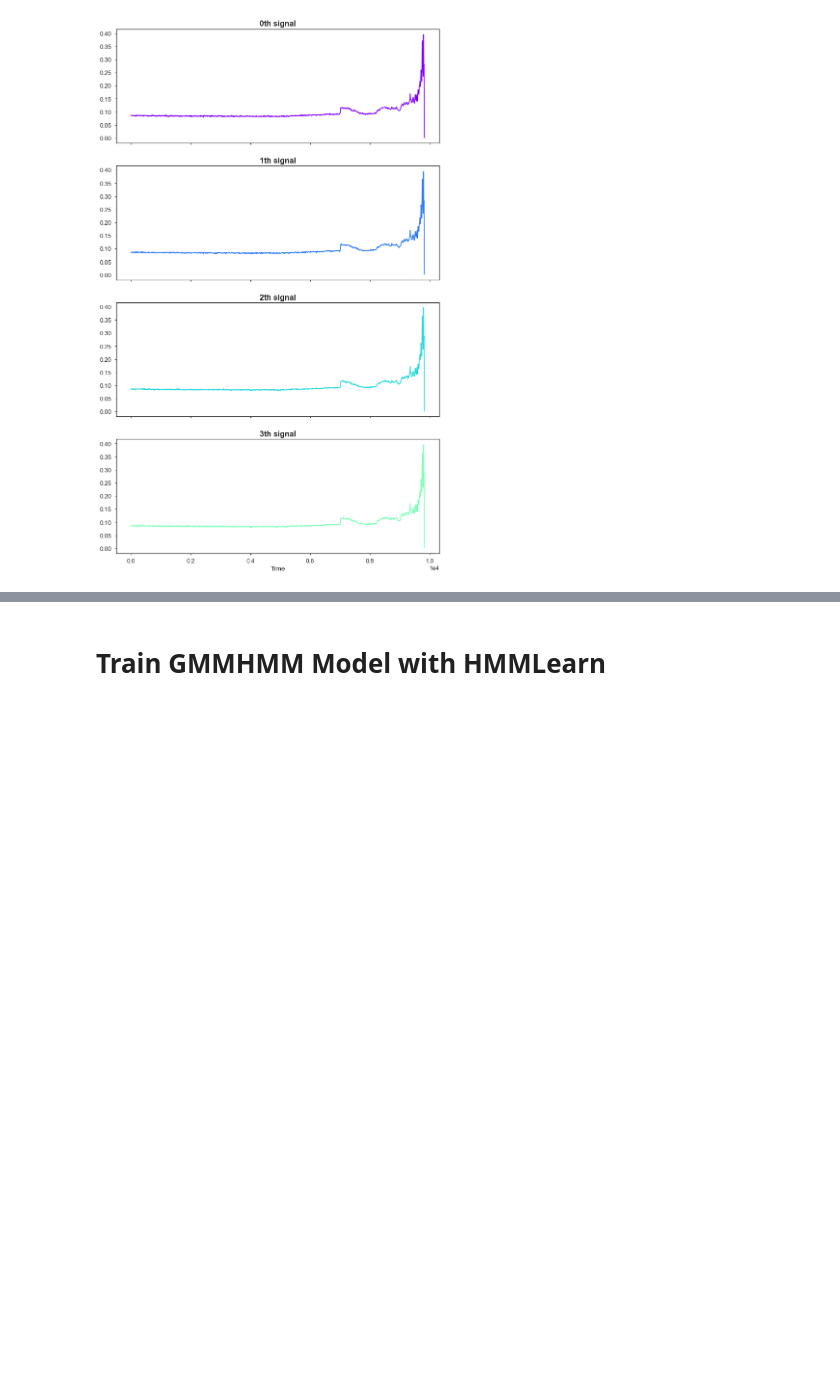
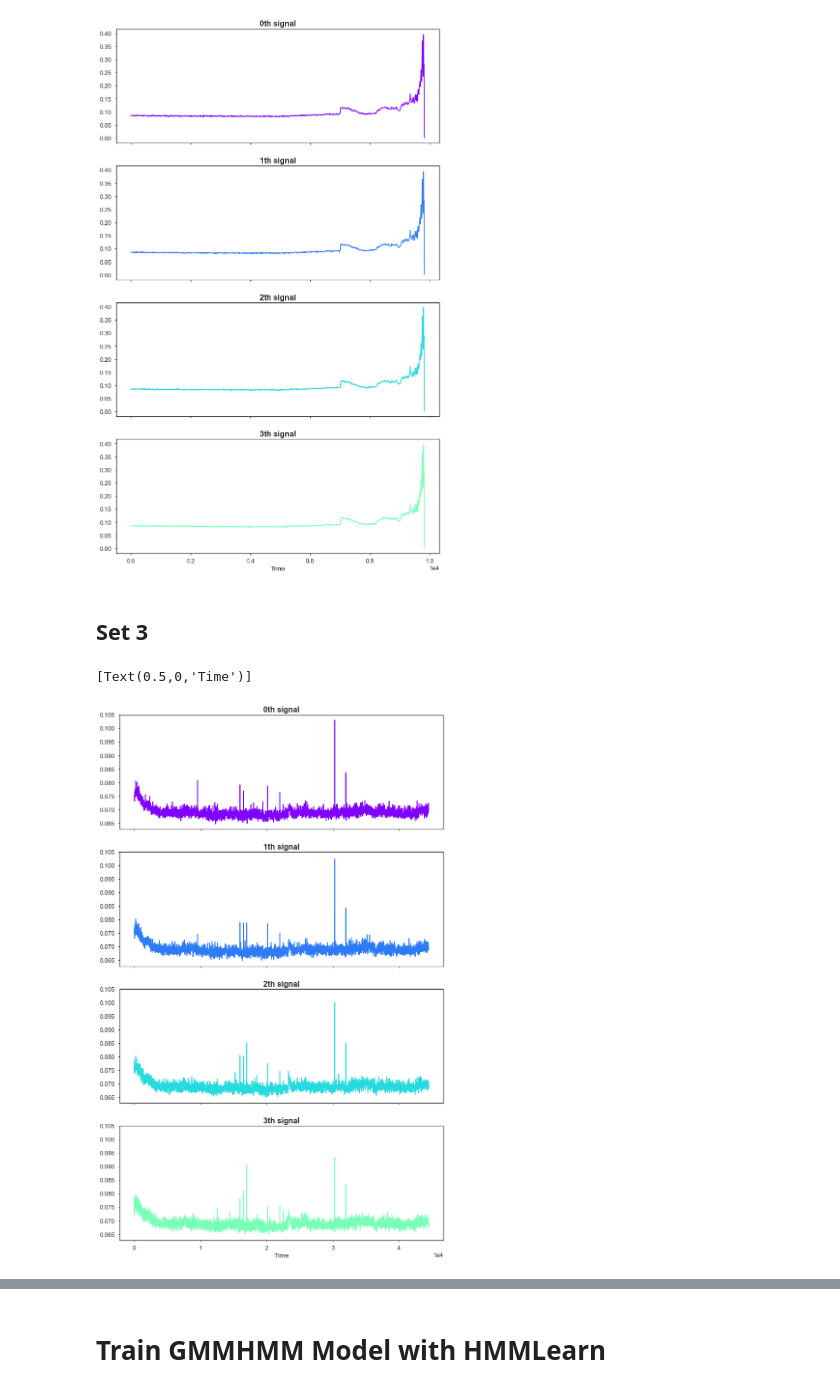
Before and after one commit to yasirabd/gmmhmm-bearing, a Jupyter notebook: GMMHMM HMMLEARN NASA.ipynb, the cells around one changed output, grey strips where cells are left out. Cells and saved outputs as stored; diff of their text form; code cells hidden in the pictures; blank space fills up the shorter version.

```diff
--- a/GMMHMM HMMLEARN NASA.ipynb
+++ b/GMMHMM HMMLEARN NASA.ipynb
@@ -78,0 +88,3 @@ data2.describe()
+# %%
+data3 = pd.read_csv('Data/data_rms_bearing_3.csv', header = None, sep=',')
+data3.head()
@@ -131,0 +165,14 @@ data2.head()
+# %%
+# create list minutes
+minutes = []
+start = 0
+for t in range(len(data3)):
+    # Every 10 minutes
+    minutes.append(start)
+    start += 10
+# %%
+# add into index dataframe
+se = pd.Series(minutes)
+data3.index = se.values
+data3.index.name = 'Time'
+data3.head()
@@ -179,3 +234,27 @@ ax.set(xlabel='Time')
 # %% [output]
 [Text(0.5,0,'Time')]
 [figure]
+# %% [markdown]
+## Set 3
+# %%
+# draw plot of each signals
+sns.set(font_scale=1.25)
+style_kwds = {'xtick.major.size': 3, 'ytick.major.size': 3,
+              'legend.frameon': True}
+sns.set_style('white', style_kwds)
+
+fig, axs = plt.subplots(4, sharex=True, sharey=True, figsize=(12,20))
+colors = cm.rainbow(np.linspace(0, 8))
+
+for i, (ax, color) in enumerate(zip(axs, colors)):
+    # use fancy indexing to plot data in each state
+    mask = data3.index == i
+    ax.plot(data3.index,
+            data3[i],
+            c=color)
+    ax.set_title("{0}th signal".format(i), fontsize=16, fontweight='demi')
+    plt.ticklabel_format(style='sci', axis='x', scilimits=(0,0))
+ax.set(xlabel='Time')
+# %% [output]
+[Text(0.5,0,'Time')]
+[figure, added]
```
Also changed, not shown: parts of 34 cells of this notebook, 1 other file.
